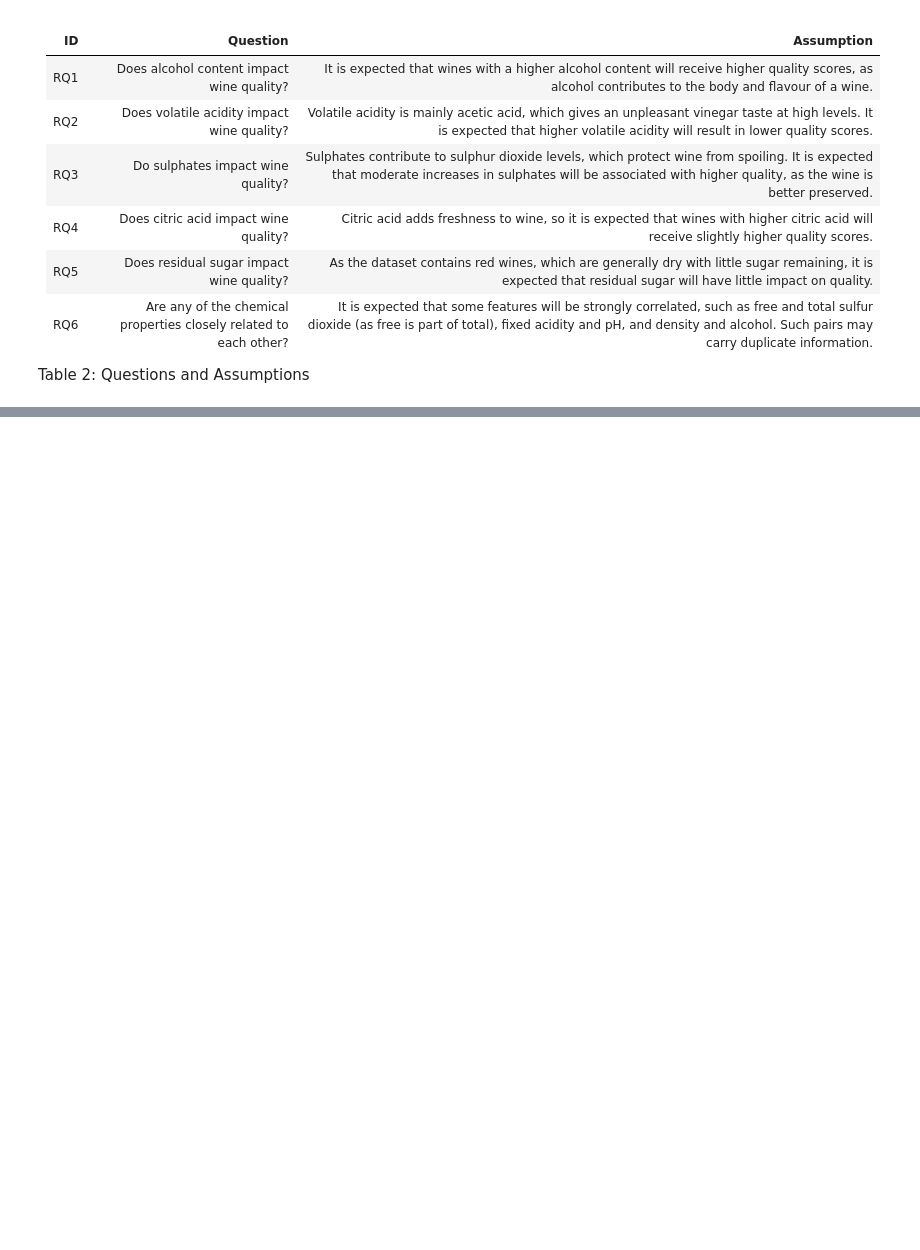
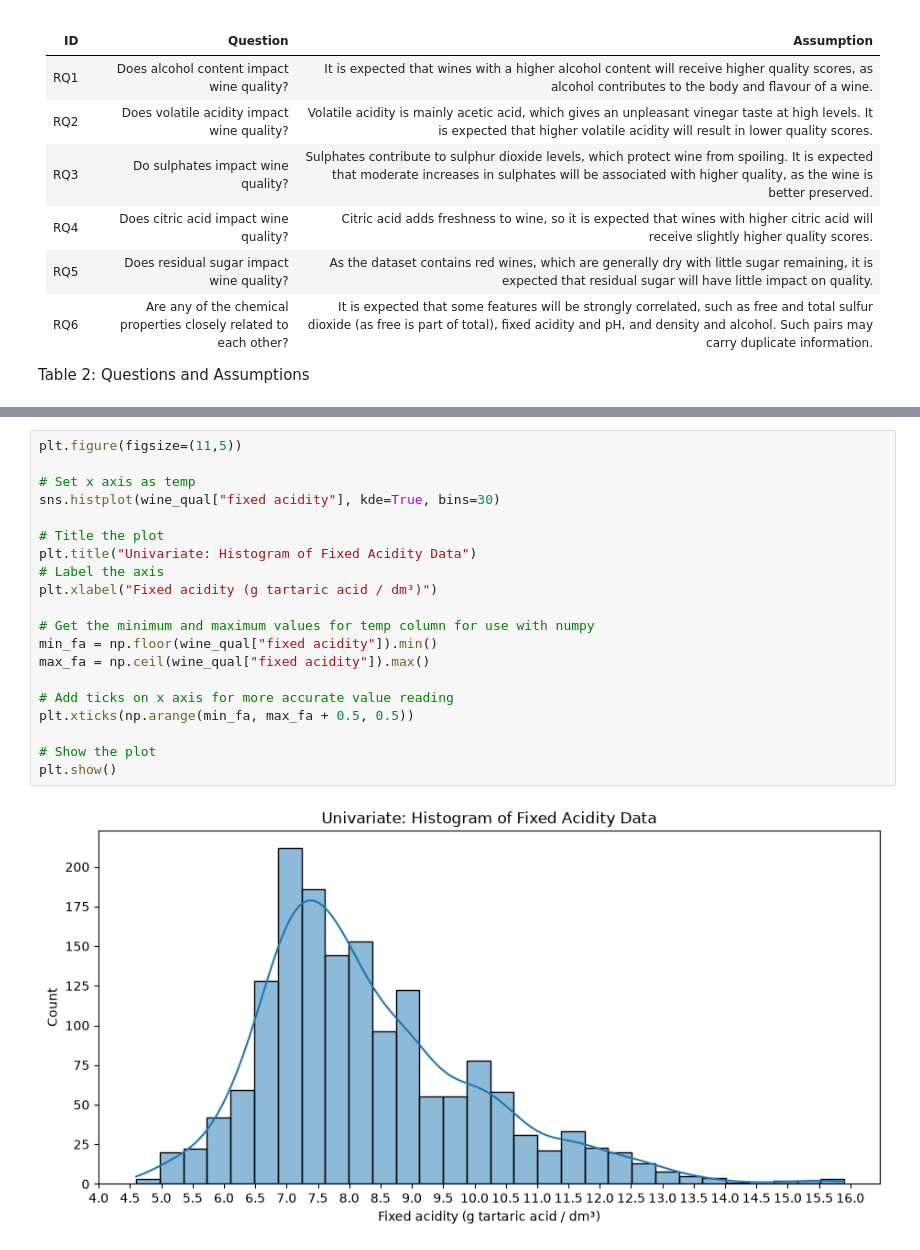
Before and after one commit to ayoajimuda/machine-learning, a Jupyter notebook: notebooks/wine_quality.ipynb, the cells around one changed output, grey strips where cells are left out. Drawn from its saved outputs; the diff is of its cells as text; blank space fills up the shorter version.

```diff
--- a/notebooks/wine_quality.ipynb
+++ b/notebooks/wine_quality.ipynb
@@ -83,0 +239,22 @@ from sklearn.metrics import mean_absolute_error, mean_squared_error, r2_score
+# %%
+plt.figure(figsize=(11,5))
+
+# Set x axis as temp
+sns.histplot(wine_qual["fixed acidity"], kde=True, bins=30)
+
+# Title the plot
+plt.title("Univariate: Histogram of Fixed Acidity Data")
+# Label the axis
+plt.xlabel("Fixed acidity (g tartaric acid / dm³)")
+
+# Get the minimum and maximum values for temp column for use with numpy
+min_fa = np.floor(wine_qual["fixed acidity"]).min()
+max_fa = np.ceil(wine_qual["fixed acidity"]).max()
+
+# Add ticks on x axis for more accurate value reading
+plt.xticks(np.arange(min_fa, max_fa + 0.5, 0.5))
+
+# Show the plot
+plt.show()
+# %% [output]
+[figure, added]
```
Also changed, not shown: parts of 23 cells of this notebook.
